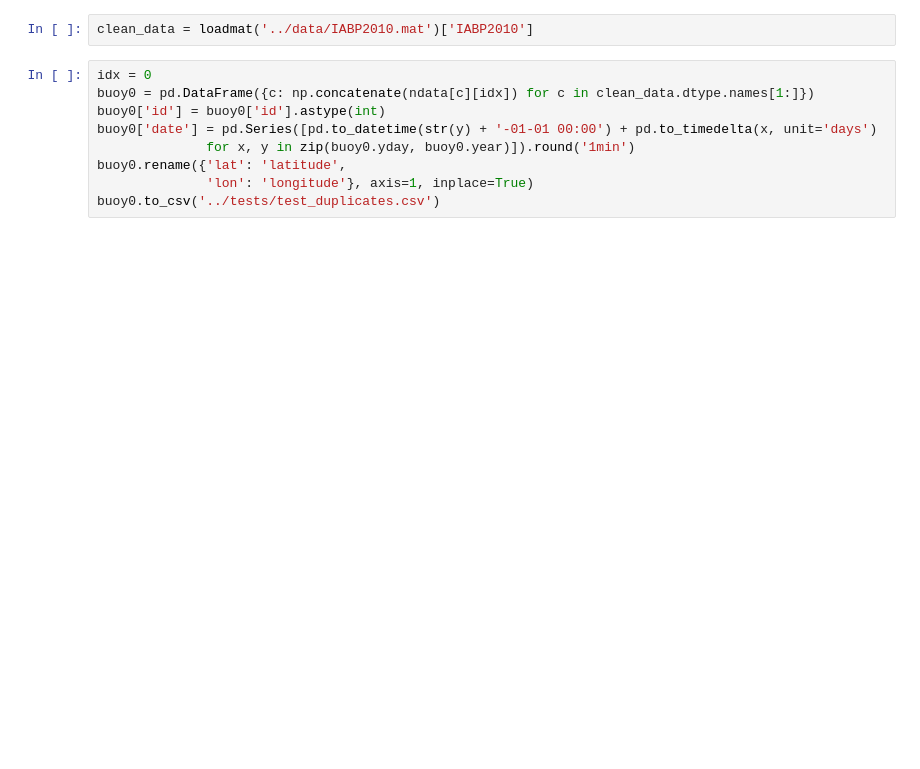
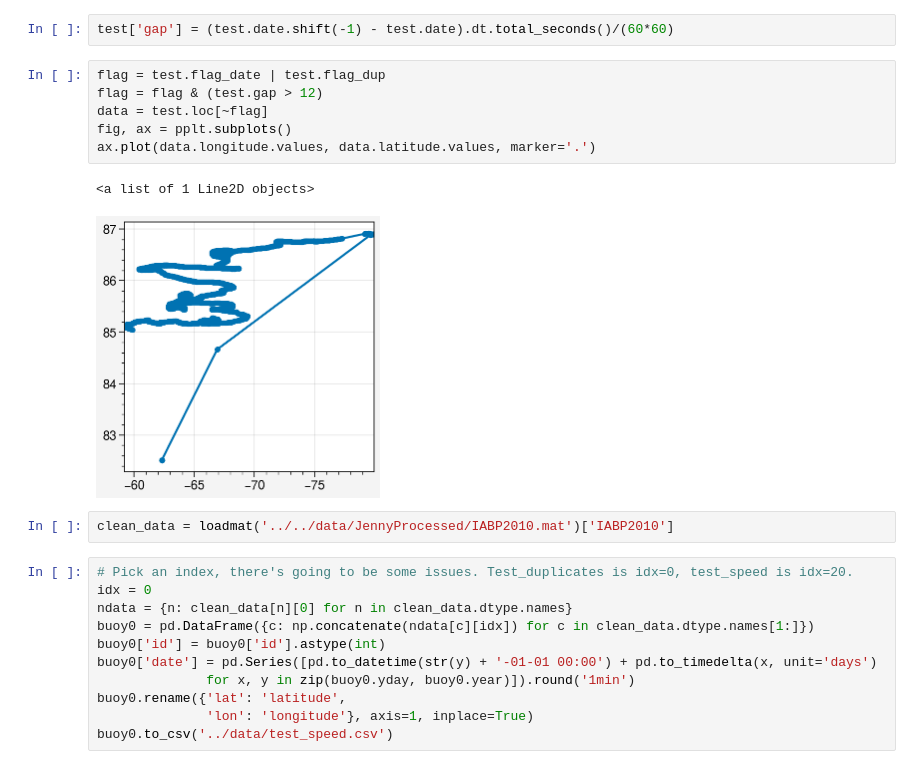
Before and after one commit to danielmwatkins/icedrift, a Jupyter notebook: notebooks/Testing and development.ipynb, the cells around one changed output. Saved outputs shown, nothing was run; the diff lists cells and outputs as text; blank space fills up the shorter version.

```diff
--- a/notebooks/Testing and development.ipynb
+++ b/notebooks/Testing and development.ipynb
@@ -11,11 +48,24 @@ utilities.cleaning = reload(utilities.cleaning)
+# %%
+test['gap'] = (test.date.shift(-1) - test.date).dt.total_seconds()/(60*60)
+# %%
+flag = test.flag_date | test.flag_dup
+flag = flag & (test.gap > 12)
+data = test.loc[~flag]
+fig, ax = pplt.subplots()
+ax.plot(data.longitude.values, data.latitude.values, marker='.')
+# %% [output]
+<a list of 1 Line2D objects>
+[figure, added]
 # %%
-clean_data = loadmat('../data/IABP2010.mat')['IABP2010']
+clean_data = loadmat('../../data/JennyProcessed/IABP2010.mat')['IABP2010']
 # %%
+# Pick an index, there's going to be some issues. Test_duplicates is idx=0, test_speed is idx=20.
 idx = 0
+ndata = {n: clean_data[n][0] for n in clean_data.dtype.names}
 buoy0 = pd.DataFrame({c: np.concatenate(ndata[c][idx]) for c in clean_data.dtype.names[1:]})
 buoy0['id'] = buoy0['id'].astype(int)
 buoy0['date'] = pd.Series([pd.to_datetime(str(y) + '-01-01 00:00') + pd.to_timedelta(x, unit='days')
               for x, y in zip(buoy0.yday, buoy0.year)]).round('1min')
 buoy0.rename({'lat': 'latitude',
               'lon': 'longitude'}, axis=1, inplace=True)
-buoy0.to_csv('../tests/test_duplicates.csv')
+buoy0.to_csv('../data/test_speed.csv')
```
Also changed, not shown: parts of 16 cells of this notebook, 3 other files.
